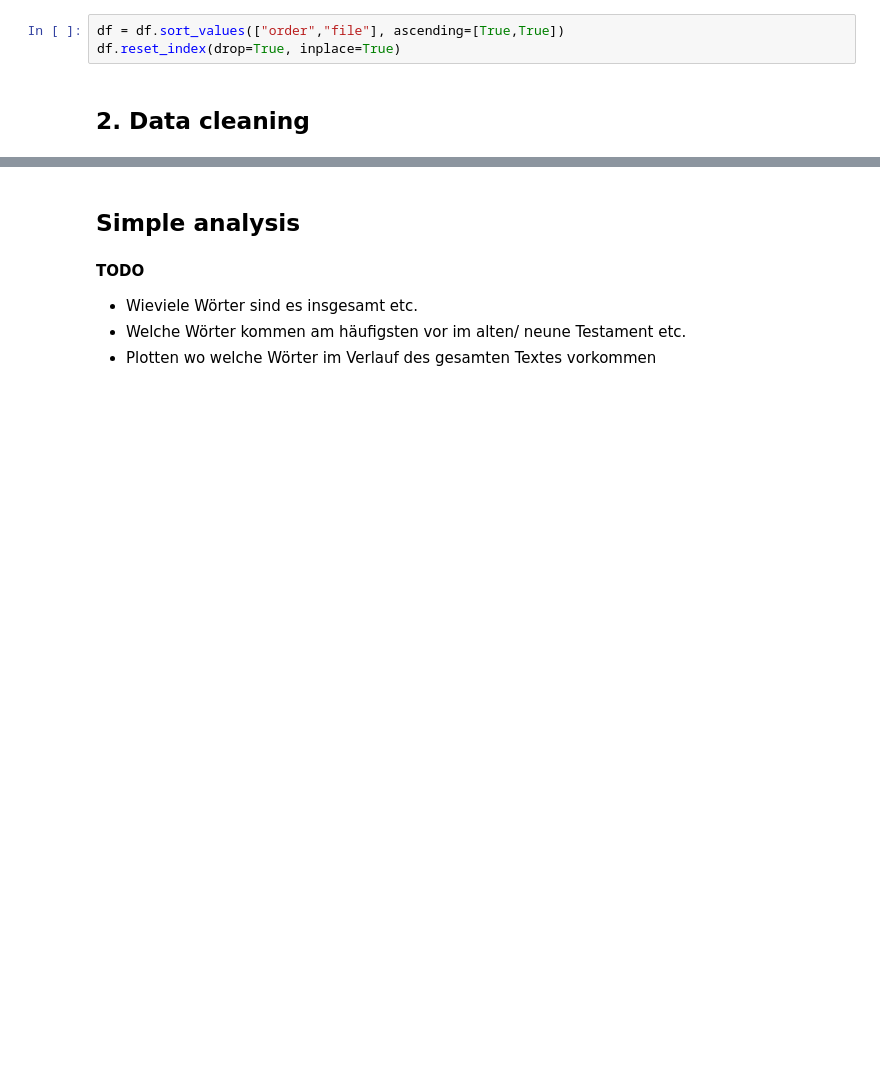
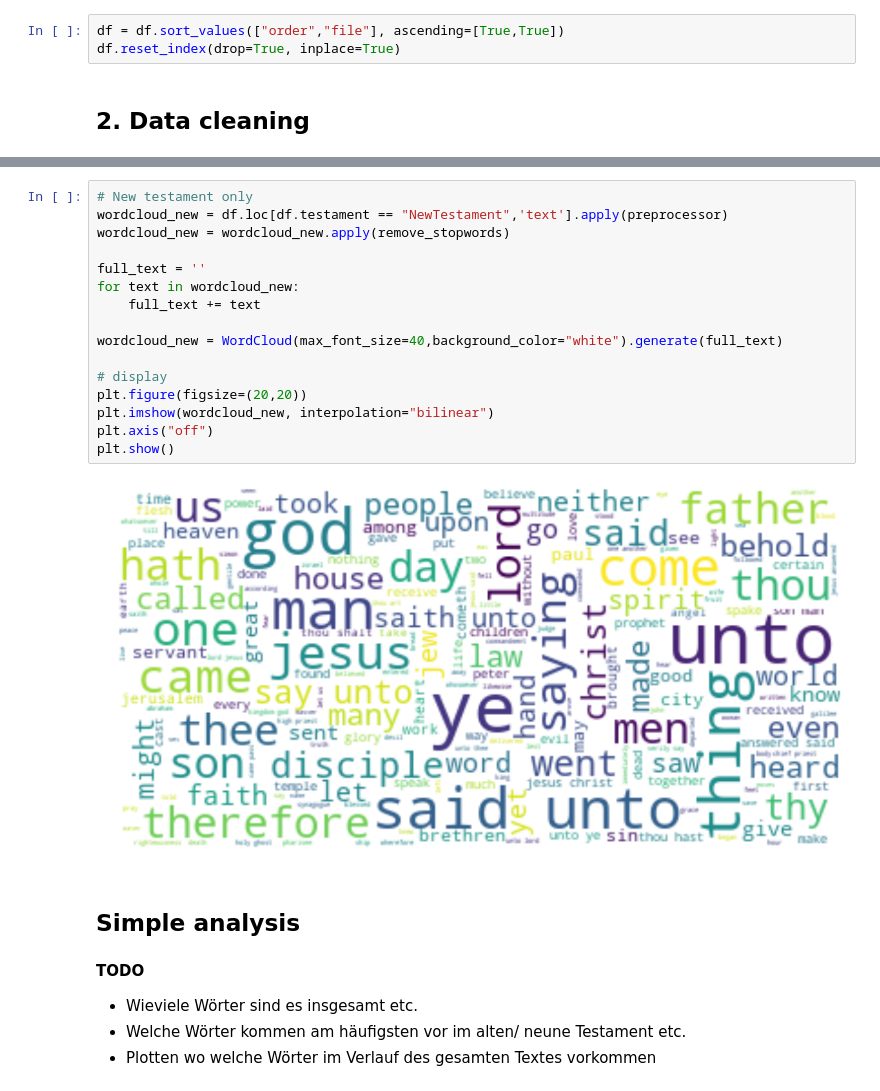
Before and after one commit to Amglex/Machine-Learning-for-textual-data, a Jupyter notebook: ML_Project.ipynb, the cells around one changed output, grey strips where cells are left out. Drawn from its saved outputs; the diff is of its cells as text; blank space fills up the shorter version.

```diff
--- a/ML_Project.ipynb
+++ b/ML_Project.ipynb
@@ -283,3 +334,21 @@ plt.show()
+# %%
+# New testament only
+wordcloud_new = df.loc[df.testament == "NewTestament",'text'].apply(preprocessor)
+wordcloud_new = wordcloud_new.apply(remove_stopwords)
+
+full_text = ''
+for text in wordcloud_new:
+    full_text += text
+
+wordcloud_new = WordCloud(max_font_size=40,background_color="white").generate(full_text)
+
+# display
+plt.figure(figsize=(20,20))
+plt.imshow(wordcloud_new, interpolation="bilinear")
+plt.axis("off")
+plt.show()
+# %% [output]
+[figure, added]
 # %% [markdown]
 ## Simple analysis
 # %% [markdown]
```
Also changed, not shown: parts of 22 cells of this notebook.
